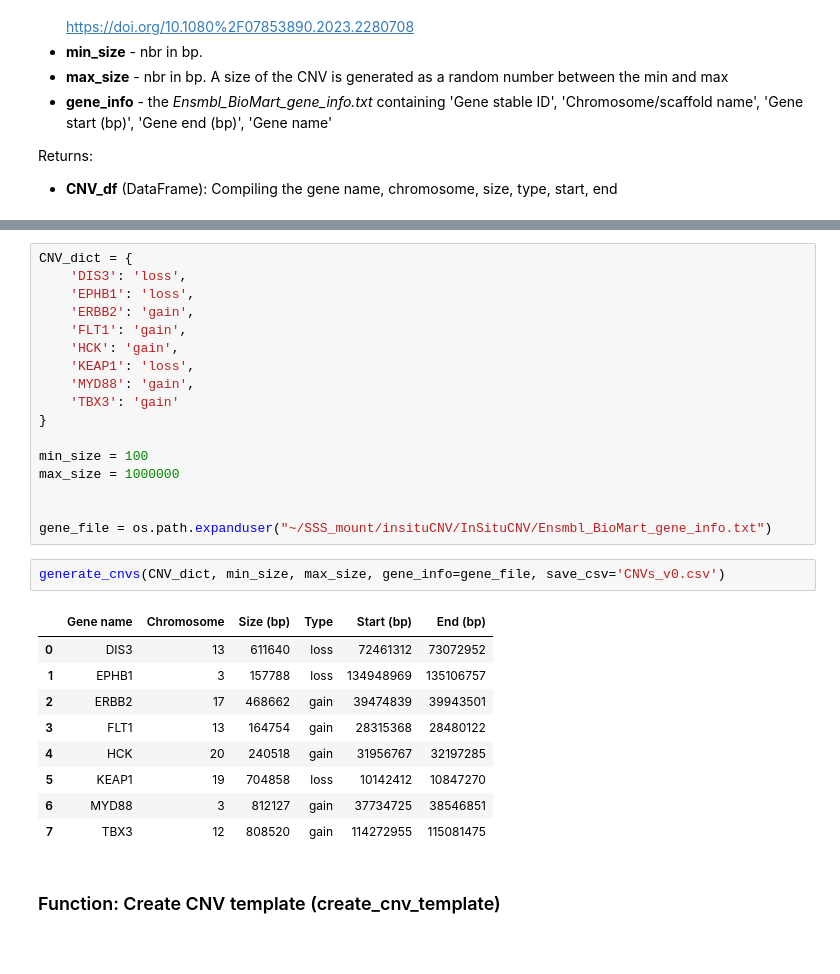
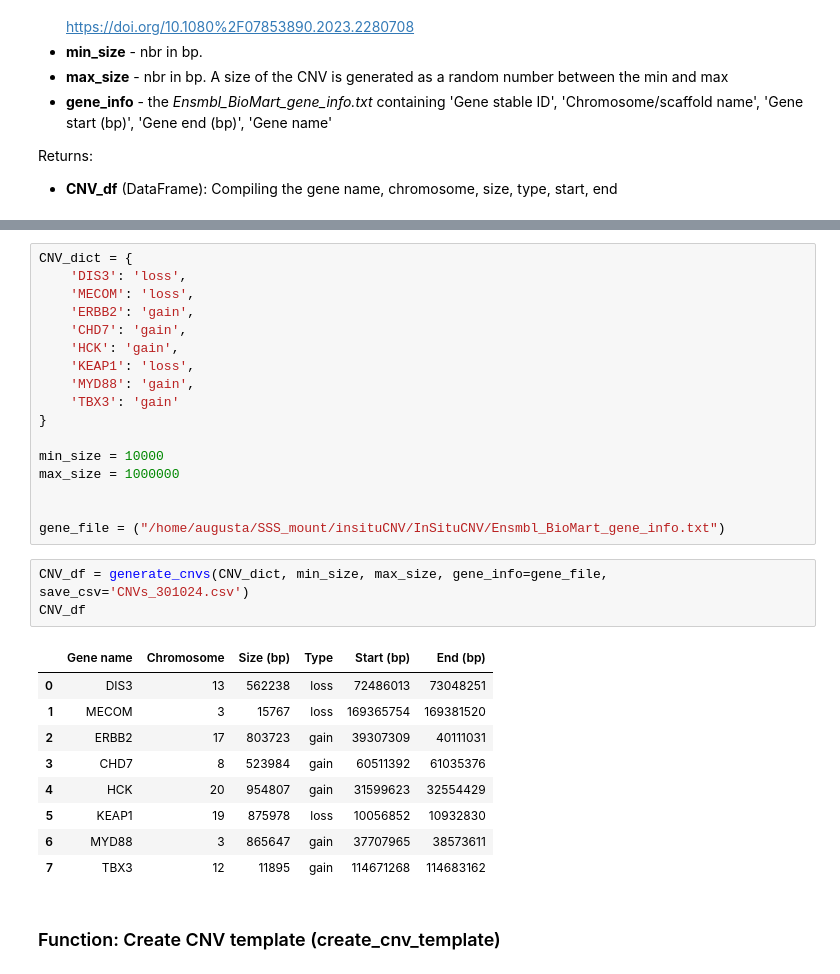
Before and after one commit to Moldia/InSituCNV, a Jupyter notebook: Figure2/01_Simulate_CNVs_in_spatial_data/Simulate_CNVs/Add_CNVs_to_data.ipynb, the cells around one changed output, grey strips where cells are left out. Saved outputs shown, nothing was run; the diff lists cells and outputs as text.

```diff
--- a/Figure2/01_Simulate_CNVs_in_spatial_data/Simulate_CNVs/Add_CNVs_to_data.ipynb
+++ b/Figure2/01_Simulate_CNVs_in_spatial_data/Simulate_CNVs/Add_CNVs_to_data.ipynb
@@ -73,32 +532,33 @@ Returns:
 # %%
 CNV_dict = {
     'DIS3': 'loss',
-    'EPHB1': 'loss',
+    'MECOM': 'loss',
     'ERBB2': 'gain',
-    'FLT1': 'gain',
+    'CHD7': 'gain',
     'HCK': 'gain',
     'KEAP1': 'loss',
     'MYD88': 'gain',
     'TBX3': 'gain'
 }
 
-min_size = 100
+min_size = 10000
 max_size = 1000000
 
 
-gene_file = os.path.expanduser("~/SSS_mount/insituCNV/InSituCNV/Ensmbl_BioMart_gene_info.txt")
+gene_file = ("/home/augusta/SSS_mount/insituCNV/InSituCNV/Ensmbl_BioMart_gene_info.txt")
 # %%
-generate_cnvs(CNV_dict, min_size, max_size, gene_info=gene_file, save_csv='CNVs_v0.csv')
+CNV_df = generate_cnvs(CNV_dict, min_size, max_size, gene_info=gene_file, save_csv='CNVs_301024.csv')
+CNV_df
 # %% [output]
 |  | Gene name | Chromosome | Size (bp) | Type | Start (bp) | End (bp) |
-| 0 | DIS3 | 13 | 611640 | loss | 72461312 | 73072952 |
-| 1 | EPHB1 | 3 | 157788 | loss | 134948969 | 135106757 |
-| 2 | ERBB2 | 17 | 468662 | gain | 39474839 | 39943501 |
-| 3 | FLT1 | 13 | 164754 | gain | 28315368 | 28480122 |
-| 4 | HCK | 20 | 240518 | gain | 31956767 | 32197285 |
-| 5 | KEAP1 | 19 | 704858 | loss | 10142412 | 10847270 |
-| 6 | MYD88 | 3 | 812127 | gain | 37734725 | 38546851 |
-| 7 | TBX3 | 12 | 808520 | gain | 114272955 | 115081475 |
+| 0 | DIS3 | 13 | 562238 | loss | 72486013 | 73048251 |
+| 1 | MECOM | 3 | 15767 | loss | 169365754 | 169381520 |
+| 2 | ERBB2 | 17 | 803723 | gain | 39307309 | 40111031 |
+| 3 | CHD7 | 8 | 523984 | gain | 60511392 | 61035376 |
+| 4 | HCK | 20 | 954807 | gain | 31599623 | 32554429 |
+| 5 | KEAP1 | 19 | 875978 | loss | 10056852 | 10932830 |
+| 6 | MYD88 | 3 | 865647 | gain | 37707965 | 38573611 |
+| 7 | TBX3 | 12 | 11895 | gain | 114671268 | 114683162 |
 # %% [markdown]
 ### Function: Create CNV template (create_cnv_template)
 # %% [markdown]
```
Also changed, not shown: parts of 31 cells of this notebook, 14 other files.
